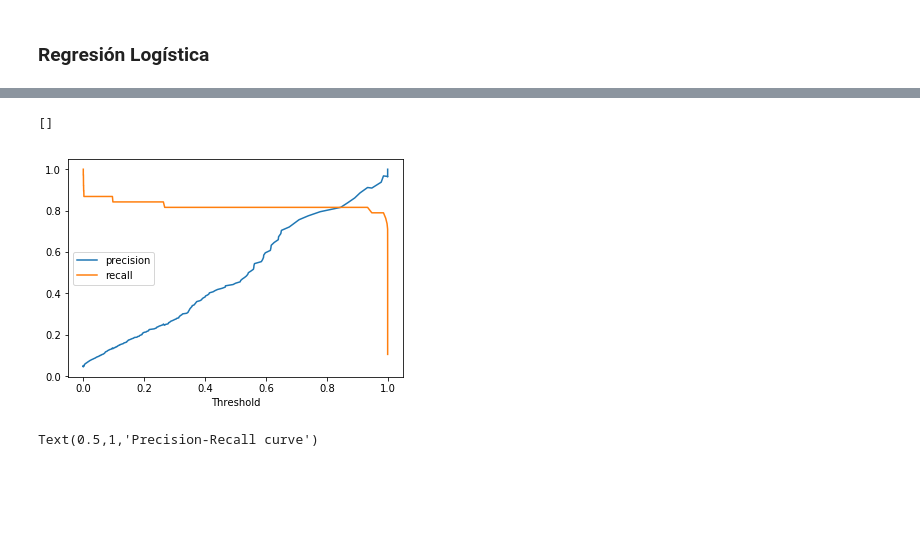
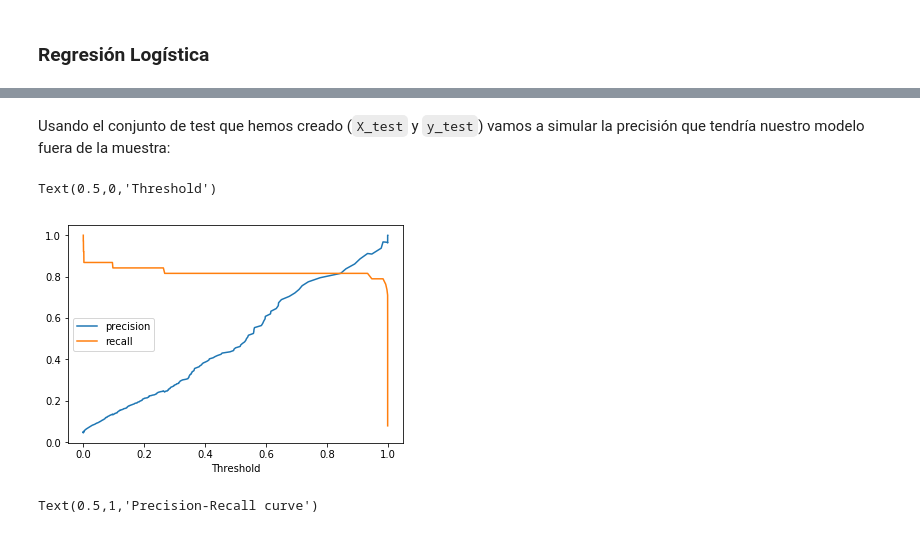
Before and after one commit to Tonicrespit/MADM-2017, a Jupyter notebook: 6 - Evaluación/3 - Evaluación - Detección de fraude.ipynb, the cells around one changed output, grey strips where cells are left out. Cells and saved outputs as stored; diff of their text form; code cells hidden in the pictures; blank space fills up the shorter version.

```diff
--- a/6 - Evaluación/3 - Evaluación - Detección de fraude.ipynb
+++ b/6 - Evaluación/3 - Evaluación - Detección de fraude.ipynb
@@ -145,14 +147,17 @@ y_proba = cross_val_predict(logreg, X_test, y_test, cv=kfold, method='predict_pr
+# %% [markdown]
+Usando el conjunto de test que hemos creado (`X_test` y `y_test`) vamos a simular la precisión que tendría nuestro modelo fuera de la muestra:
 # %%
+y_proba = cross_val_predict(logreg, X_test, y_test, cv=kfold, method='predict_proba')
+
 prec, rec, thre = precision_recall_curve(y_true=y_test, probas_pred=y_proba[:,1])
 
 plt.plot(thre, prec[:-1], label='precision')
 plt.plot(thre, rec[:-1], label='recall')
 plt.legend(loc='best')
 plt.xlabel('Threshold')
-plt.plot()
 # %% [output]
-[]
+Text(0.5,0,'Threshold')
-[figure, old version]
+[figure, new version]
 # %%
 plt.plot(rec, prec)
 plt.xlabel('Recall')
```
Also changed, not shown: parts of 3 cells of this notebook.
